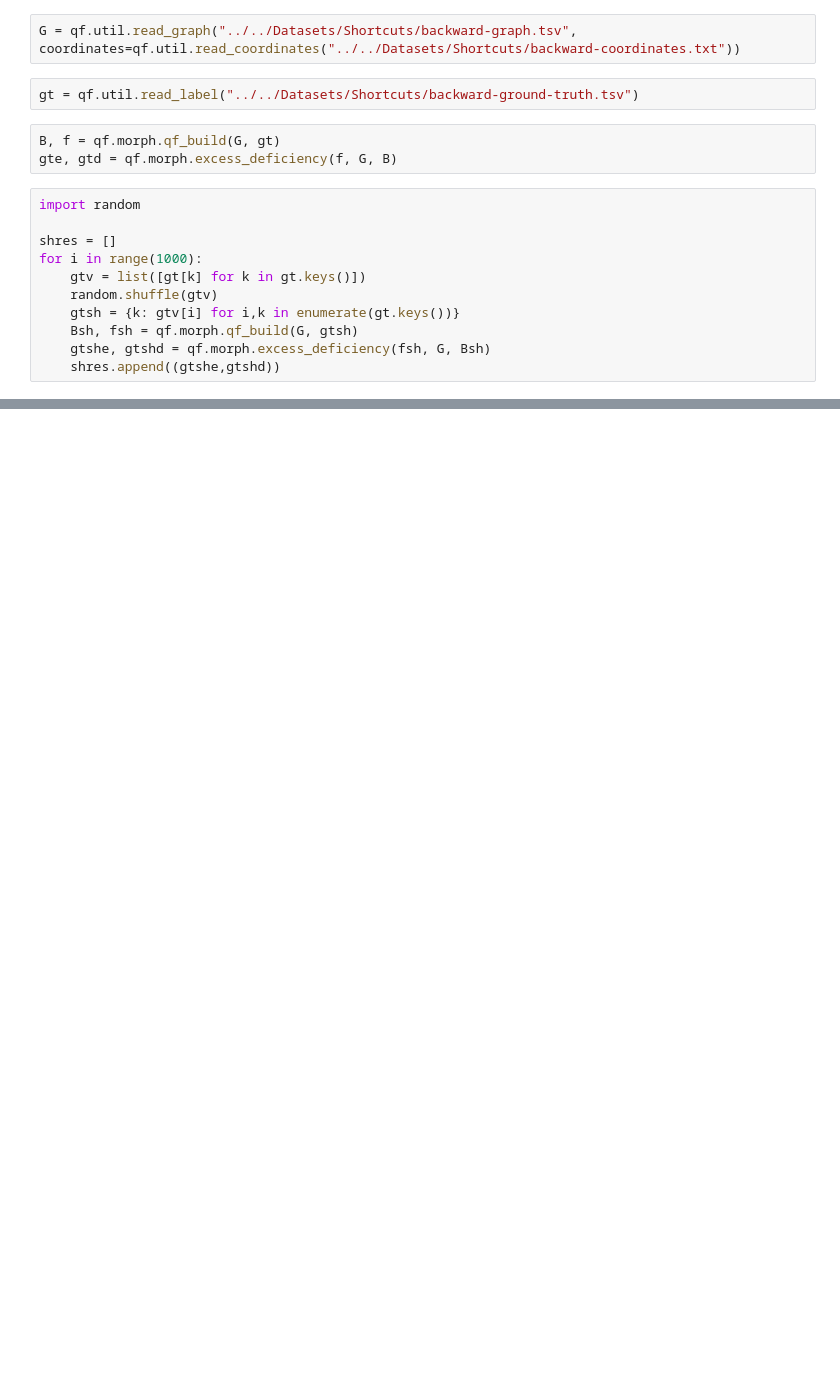
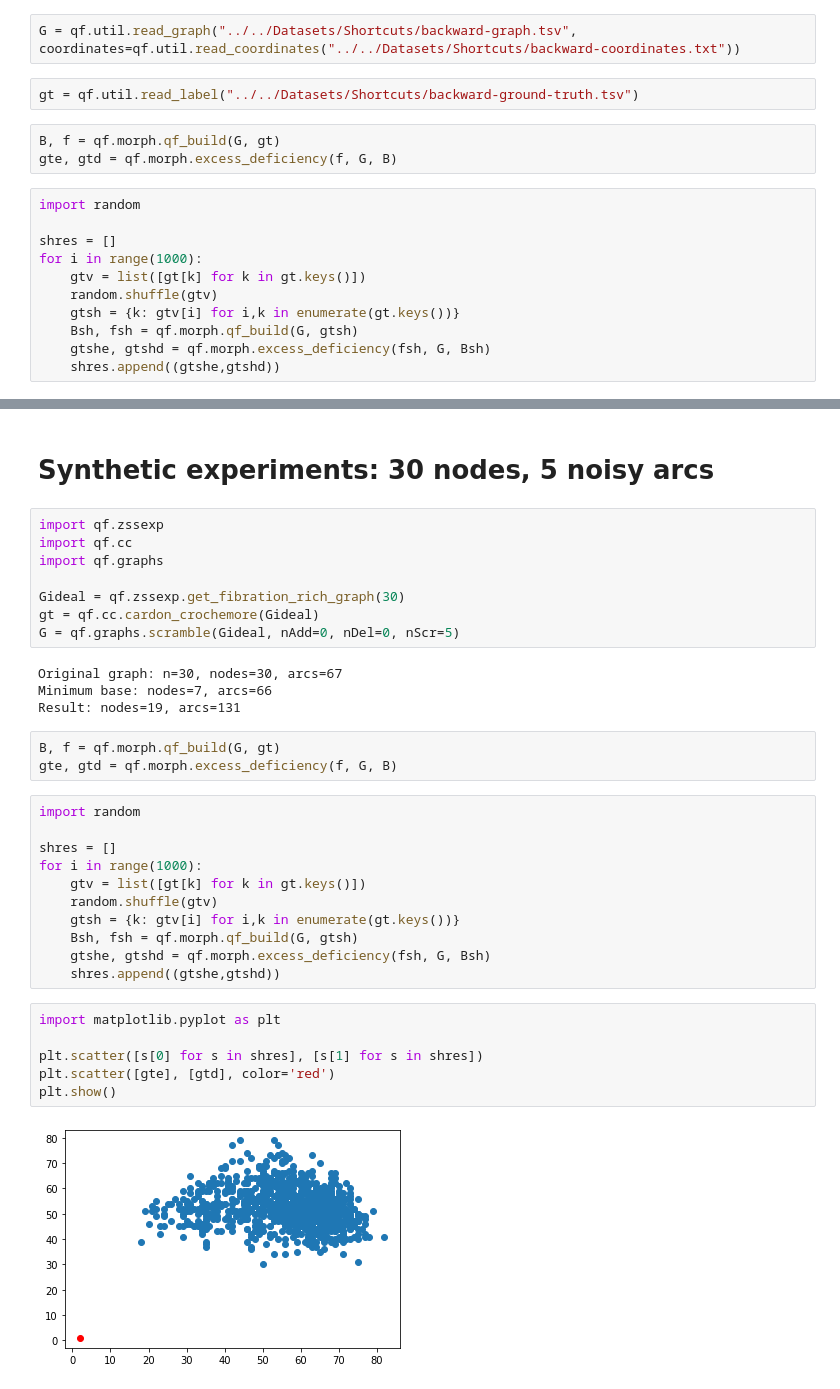
Before and after one commit to boldip/qf, a Jupyter notebook: src/evol-exp.ipynb, the cells around one changed output, grey strips where cells are left out. Cells and saved outputs as stored; diff of their text form; blank space fills up the shorter version.

Commit message:
Plus synthetic exps

```diff
--- a/src/evol-exp.ipynb
+++ b/src/evol-exp.ipynb
@@ -130,0 +135,36 @@ plt.show()
+# %% [markdown]
+# Synthetic experiments: 30 nodes, 5 noisy arcs
+# %%
+import qf.zssexp
+import qf.cc
+import qf.graphs
+
+Gideal = qf.zssexp.get_fibration_rich_graph(30)
+gt = qf.cc.cardon_crochemore(Gideal)
+G = qf.graphs.scramble(Gideal, nAdd=0, nDel=0, nScr=5)
+# %% [output]
+Original graph: n=30, nodes=30, arcs=67
+Minimum base: nodes=7, arcs=66
+Result: nodes=19, arcs=131
+# %%
+B, f = qf.morph.qf_build(G, gt)
+gte, gtd = qf.morph.excess_deficiency(f, G, B)
+# %%
+import random
+
+shres = []
+for i in range(1000):
+    gtv = list([gt[k] for k in gt.keys()])
+    random.shuffle(gtv)
+    gtsh = {k: gtv[i] for i,k in enumerate(gt.keys())}
+    Bsh, fsh = qf.morph.qf_build(G, gtsh)
+    gtshe, gtshd = qf.morph.excess_deficiency(fsh, G, Bsh)
+    shres.append((gtshe,gtshd))
+# %%
+import matplotlib.pyplot as plt
+
+plt.scatter([s[0] for s in shres], [s[1] for s in shres])
+plt.scatter([gte], [gtd], color='red')
+plt.show()
+# %% [output]
+[figure, added]
```
Also changed, not shown: parts of 17 cells of this notebook.
